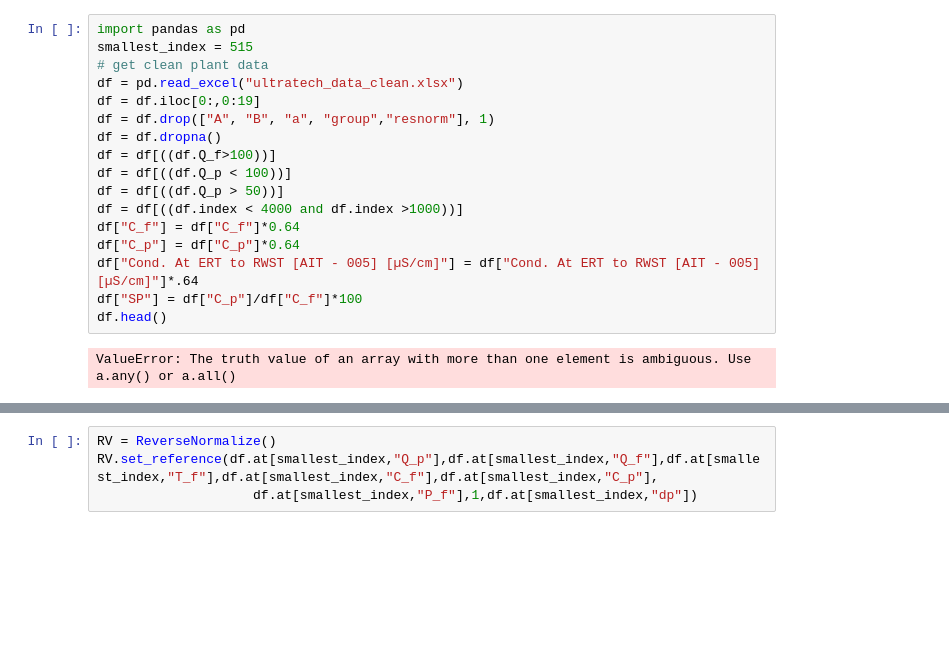
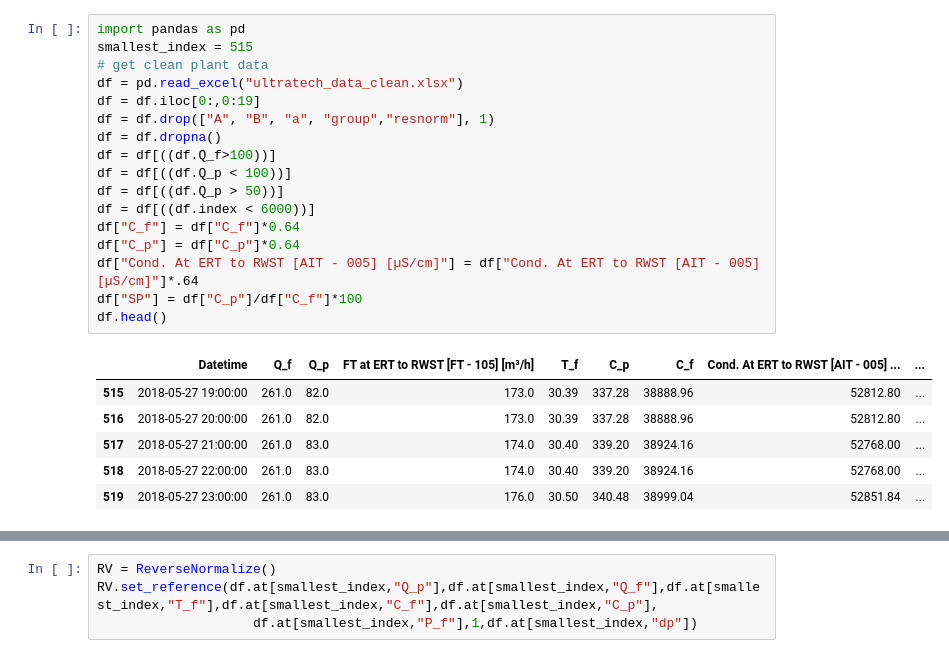
Before and after one commit to SpencerHancock/cleanROAnalysis, a Jupyter notebook: FoulingReverseNormalization.ipynb, the cells around one changed output, grey strips where cells are left out. Drawn from its saved outputs; the diff is of its cells as text; blank space fills up the shorter version.

```diff
--- a/FoulingReverseNormalization.ipynb
+++ b/FoulingReverseNormalization.ipynb
@@ -1,19 +1,24 @@
 # %%
 import pandas as pd
 smallest_index = 515
 # get clean plant data
 df = pd.read_excel("ultratech_data_clean.xlsx")
 df = df.iloc[0:,0:19]
 df = df.drop(["A", "B", "a", "group","resnorm"], 1)
 df = df.dropna()
 df = df[((df.Q_f>100))]
 df = df[((df.Q_p < 100))]
 df = df[((df.Q_p > 50))]
-df = df[((df.index < 4000 and df.index >1000))]
+df = df[((df.index < 6000))]
 df["C_f"] = df["C_f"]*0.64
 df["C_p"] = df["C_p"]*0.64
 df["Cond. At ERT to RWST [AIT - 005] [µS/cm]"] = df["Cond. At ERT to RWST [AIT - 005] [µS/cm]"]*.64
 df["SP"] = df["C_p"]/df["C_f"]*100
 df.head()
 # %% [output]
-ValueError: The truth value of an array with more than one element is ambiguous. Use a.any() or a.all()
+|  | Datetime | Q_f | Q_p | FT at ERT to RWST [FT - 105] [m³/h] | T_f | C_p | C_f | Cond. At ERT to RWST [AIT - 005] ... | ... |
+| 515 | 2018-05-27 19:00:00 | 261.0 | 82.0 | 173.0 | 30.39 | 337.28 | 38888.96 | 52812.80 | ... |
+| 516 | 2018-05-27 20:00:00 | 261.0 | 82.0 | 173.0 | 30.39 | 337.28 | 38888.96 | 52812.80 | ... |
+| 517 | 2018-05-27 21:00:00 | 261.0 | 83.0 | 174.0 | 30.40 | 339.20 | 38924.16 | 52768.00 | ... |
+| 518 | 2018-05-27 22:00:00 | 261.0 | 83.0 | 174.0 | 30.40 | 339.20 | 38924.16 | 52768.00 | ... |
+| 519 | 2018-05-27 23:00:00 | 261.0 | 83.0 | 176.0 | 30.50 | 340.48 | 38999.04 | 52851.84 | ... |
```
Also changed, not shown: parts of 16 cells of this notebook.
